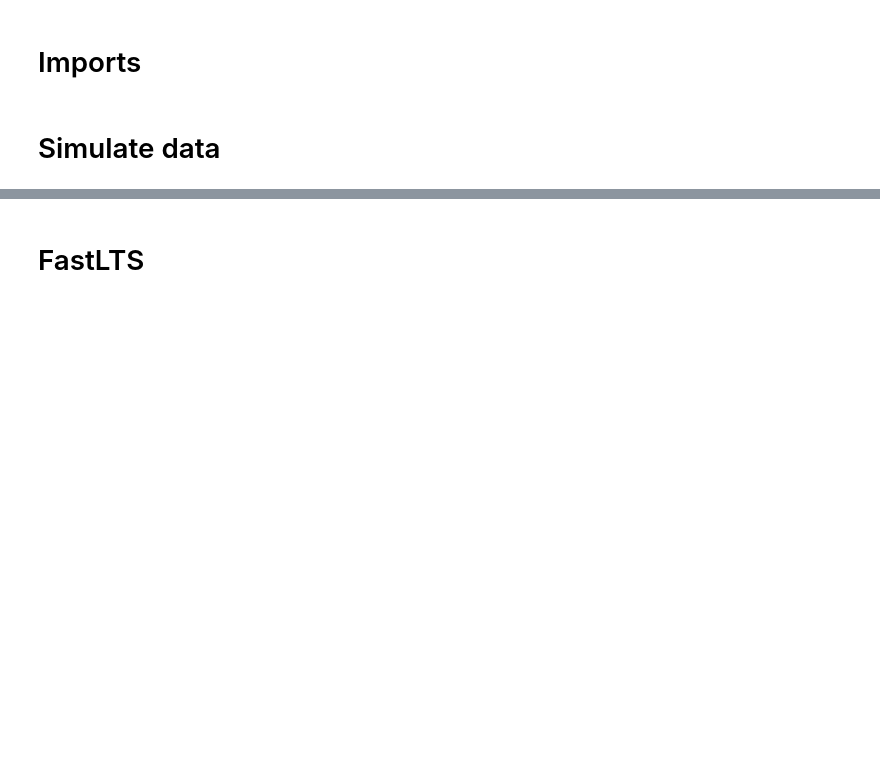
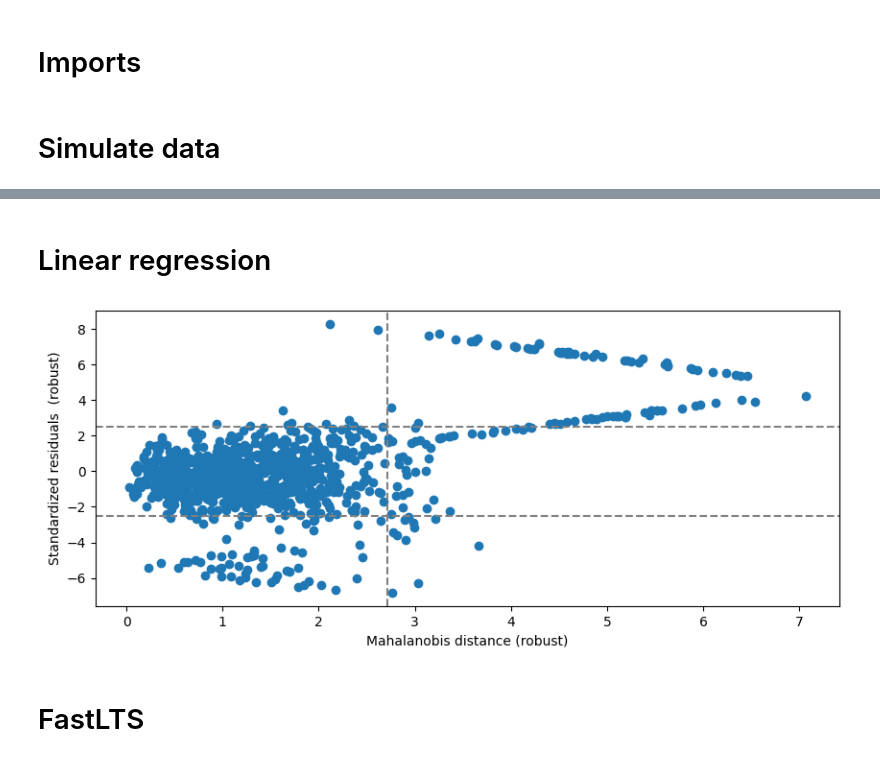
Before and after one commit to STAN-UAntwerp/robpy, a Jupyter notebook: demo_notebooks/regression.ipynb, the cells around one changed output, grey strips where cells are left out. Cells and saved outputs as stored; diff of their text form; code cells hidden in the pictures; blank space fills up the shorter version.

```diff
--- a/demo_notebooks/regression.ipynb
+++ b/demo_notebooks/regression.ipynb
@@ -36,3 +38,19 @@ for i, ax in enumerate(axs.flatten()):
+# %% [markdown]
+# Linear regression
+# %%
+
+class CustomLR(BaseRobustRegressor):
+    def fit(self, X, y):
+        self.model = LinearRegression().fit(X, y)
+        return self
+    def predict(self, X):
+        return self.model.predict(X)
+
+lr = CustomLR().fit(X, y)
+# %%
+fig = lr.diagnostic_plot(X, y)
+# %% [output]
+[figure, added]
 # %% [markdown]
 # FastLTS
 # %%
```
Also changed, not shown: parts of 5 cells of this notebook.
